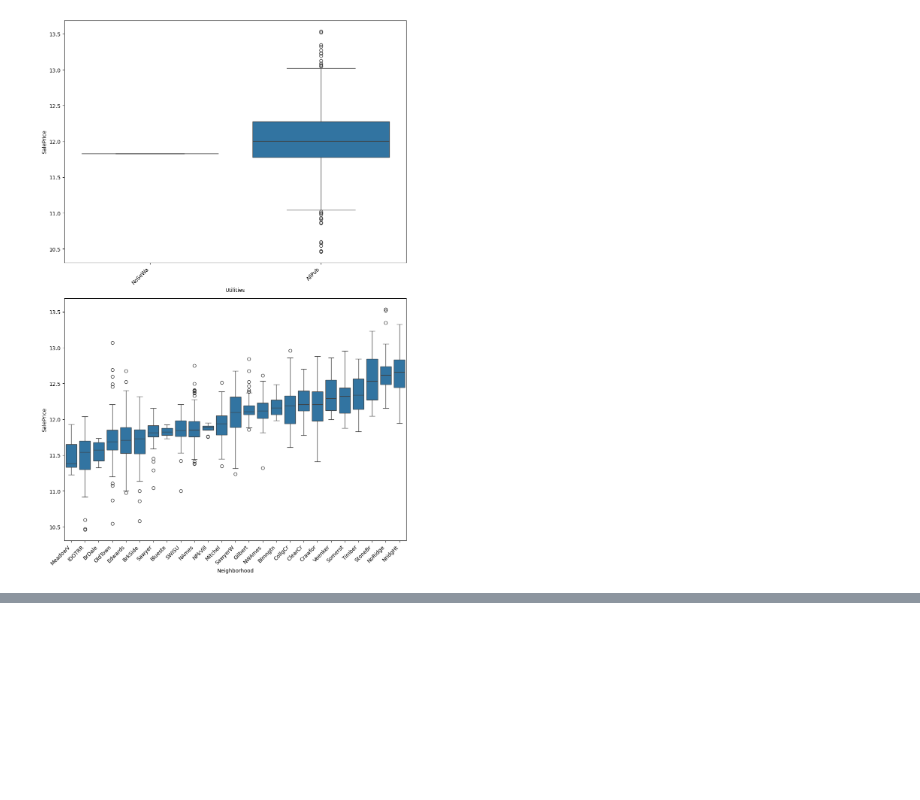
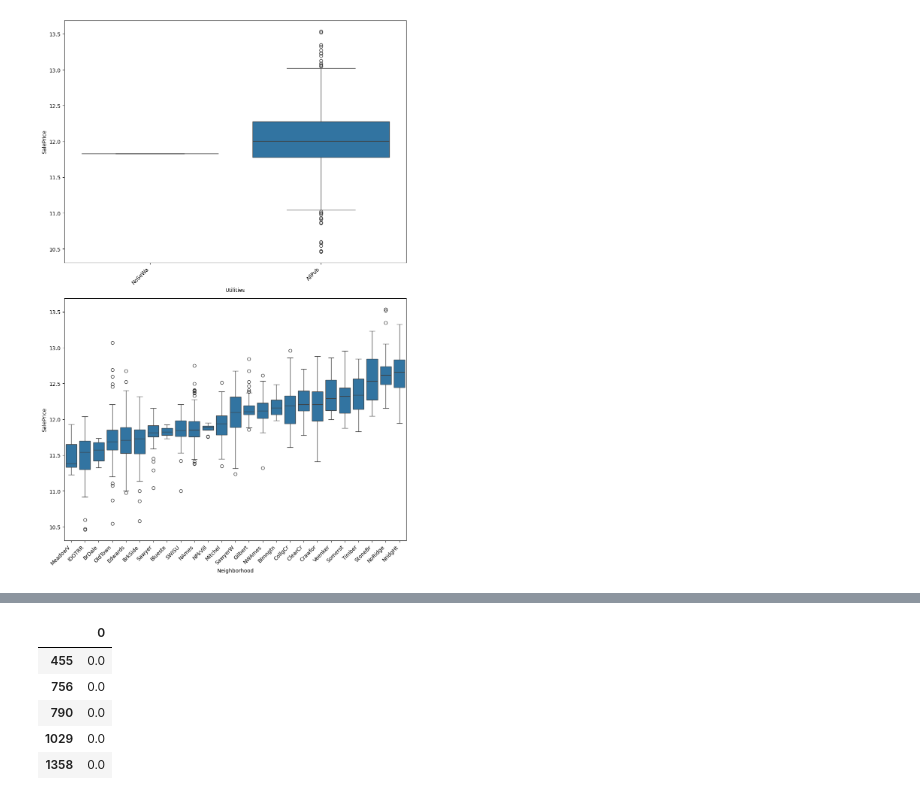
Before and after one commit to Anurag163/Kaggle--House-Prediction, a Jupyter notebook: RFE.ipynb, the cells around one changed output, grey strips where cells are left out. Saved outputs shown, nothing was run; the diff lists cells and outputs as text; code cells hidden in the pictures; blank space fills up the shorter version.

```diff
--- a/RFE.ipynb
+++ b/RFE.ipynb
@@ -867,0 +1654,5 @@ plt.show()
+# %%
+
+y_pred = model1_cat.predict(X_Test_cat)
+y_pred_df=pd.DataFrame(y_pred)
+restored_y_pred_df = np.exp(y_pred_df).astype('float64')
@@ -867,0 +1665,9 @@ plt.show()
+# %%
+restored_y_pred_df[restored_y_pred_df[0]==0].head(5)
+# %% [output]
+|  | 0 |
+| 455 | 0.0 |
+| 756 | 0.0 |
+| 790 | 0.0 |
+| 1029 | 0.0 |
+| 1358 | 0.0 |
```
Also changed, not shown: parts of 64 cells of this notebook, 7 other files.
